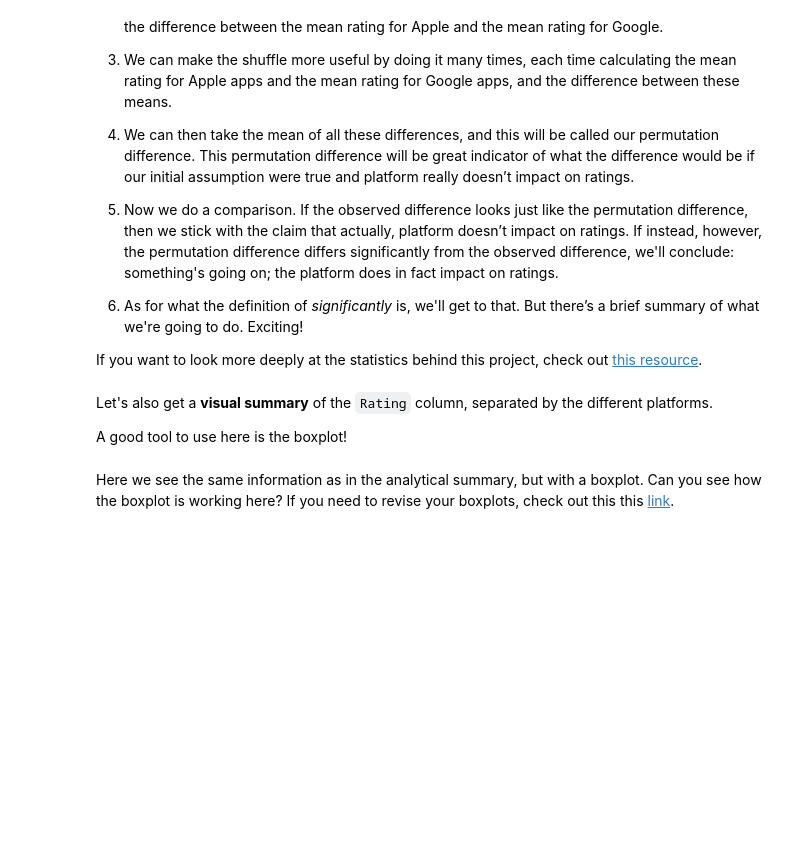
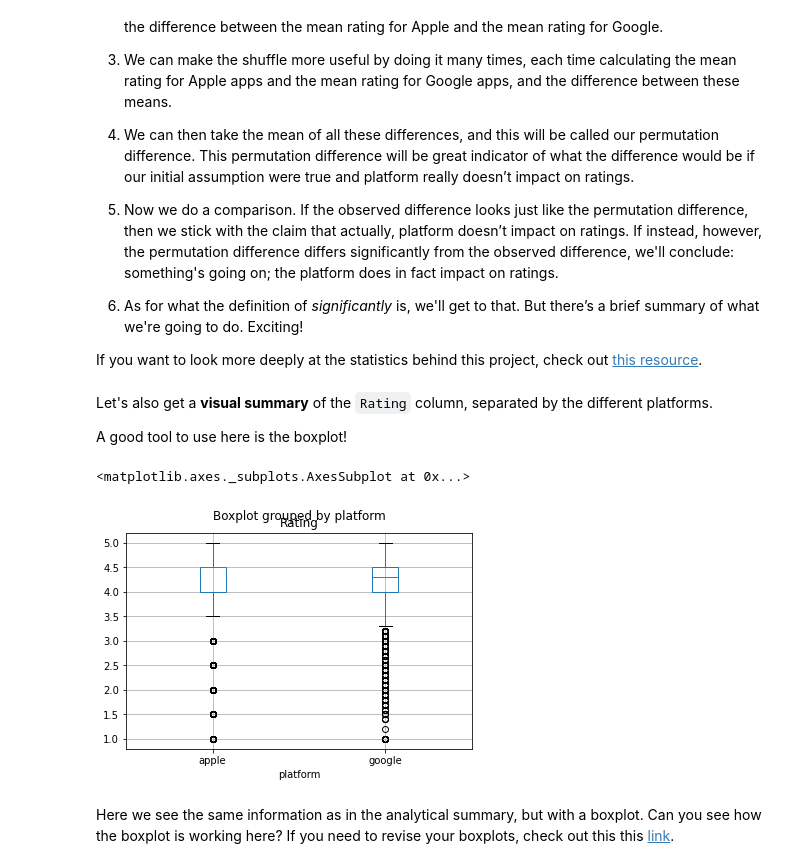
Before and after one commit to JasonCaldwellMBA/Apps_Case_Study, a Jupyter notebook: Springboard Apps project - Tier 3 - Complete.ipynb, the cells around one changed output. Cells and saved outputs as stored; diff of their text form; code cells hidden in the pictures; blank space fills up the shorter version.

```diff
--- a/Springboard Apps project - Tier 3 - Complete.ipynb
+++ b/Springboard Apps project - Tier 3 - Complete.ipynb
@@ -224,19 +287,19 @@ This is an important step to unify the two datasets!
 # %%
 # Create a variable called old_names where you'll store the column names of the Apple dataframe.
 # Use the feature .columns.
-_ _ _
+old_names = apple_df.columns
 
 # Create a variable called new_names where you'll store the column names of the Google dataframe.
-_ _ _
+new_names = google_df.columns
 
 # Use the rename() DataFrame method to change the columns names.
-_ _ _
+apple_df.rename(columns=dict(zip(old_names, new_names)), inplace=True)
 # %% [markdown]
 ### 2d. Join the two datasets
 Let's combine the two datasets into a single data frame called `df`.
 # %%
 # Let's use the append() method to append Apple to Google.
-_ _ _
+df = google_df.append(apple_df, ignore_index=True)
 
 # Using the sample() method with the number 12 passed to it, check 12 random points of your dataset.
-_ _ _
+df.sample(12, random_state=20)
@@ -246,10 +323,10 @@ _ _ _
 As you can see there are some `NaN` values. We want to eliminate all these `NaN` values from the table.
 # %%
 # Lets check first the dimesions of df before droping `NaN` values. Use the .shape feature.
-_ _ _
+print(df.shape)
 
 # Use the dropna() method to eliminate all the NaN values, and overwrite the same dataframe with the result.
-_ _ _
+df.dropna(inplace=True)
 
 # Check the new dimesions of our dataframe.
-_ _ _
+print(df.shape)
@@ -267,7 +355,7 @@ _ _ _
 929 apps do not have reviews, we need to eliminate these points!
 # %%
 # Eliminate the points that have 0 reviews.
-_ _ _
+df = df[df["Reviews"] != 0]
 # %% [markdown]
 ### 2g. Summarize the data visually and analytically (by the column `platform`)
 # %% [markdown]
@@ -306,7 +399,10 @@ Let's also get a **visual summary** of the `Rating` column, separated by the dif
 A good tool to use here is the boxplot!
 # %%
 # Call the boxplot() method on our df.
-_ _ _
+df.boxplot(by='platform', column=['Rating'])
+# %% [output]
+<matplotlib.axes._subplots.AxesSubplot at 0x...>
+[figure, added]
 # %% [markdown]
 Here we see the same information as in the analytical summary, but with a boxplot. Can you see how the boxplot is working here? If you need to revise your boxplots, check out this this [link](https://www.kaggle.com/ramamet4/app-store-apple-data-set-10k-apps).
 # %% [markdown]
```
Also changed, not shown: parts of 15 cells of this notebook.
